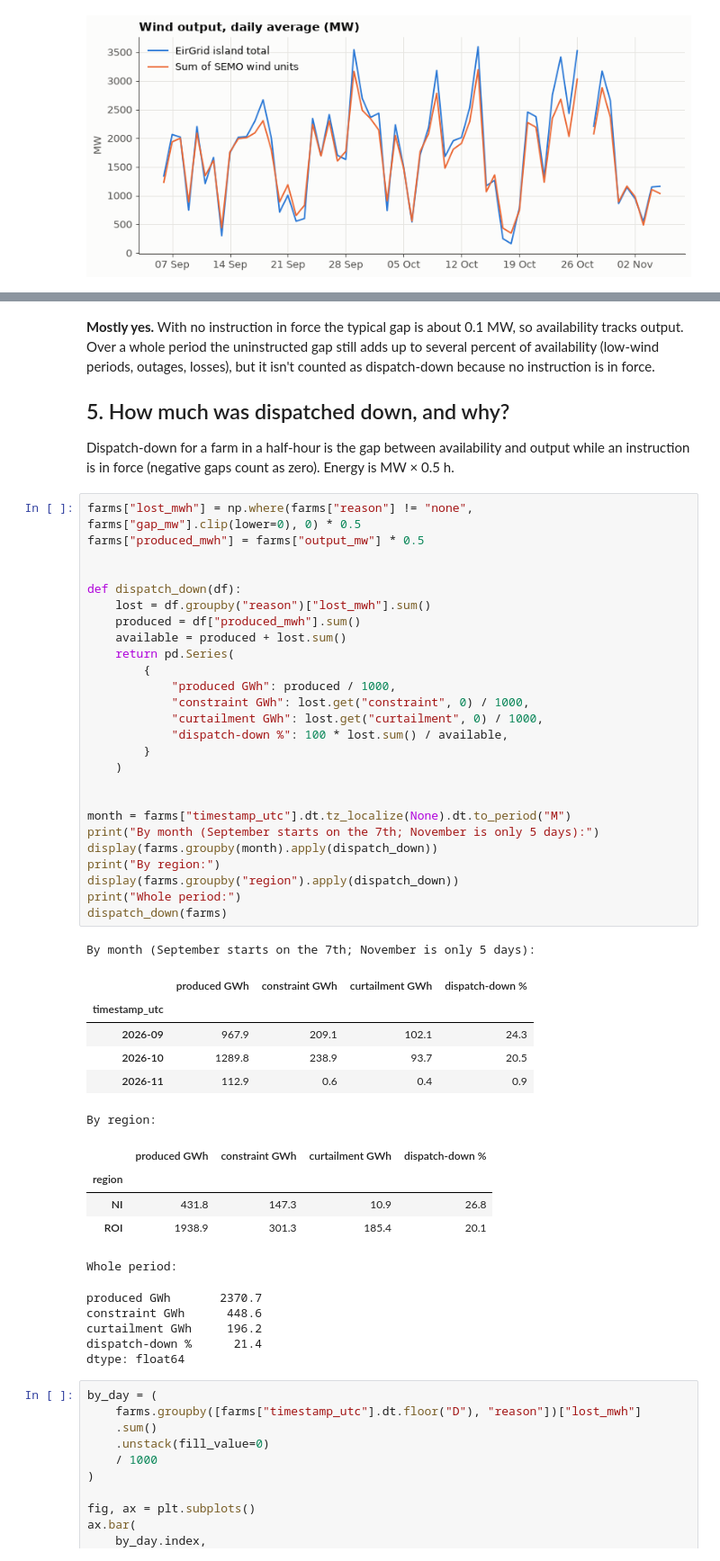
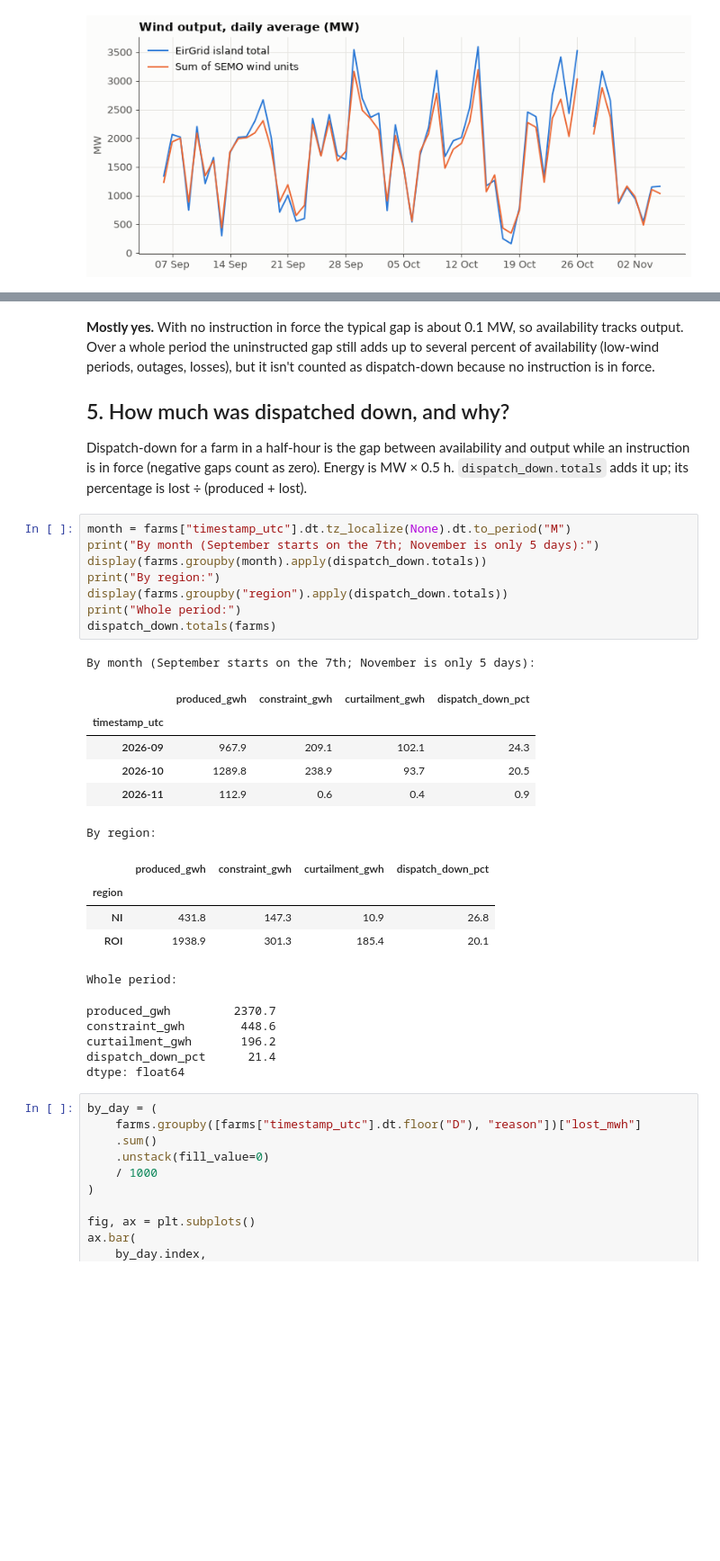
Before and after one commit to Nabel7/isem-data, a Jupyter notebook: notebooks/02_dispatch_down_checks.ipynb, the cells around one changed output, grey strips where cells are left out. Shown at 90% size. Drawn from its saved outputs; the diff is of its cells as text; blank space fills up the shorter version.

```diff
--- a/notebooks/02_dispatch_down_checks.ipynb
+++ b/notebooks/02_dispatch_down_checks.ipynb
@@ -231,50 +206,32 @@ True          74443  37899
 
 ## 5. How much was dispatched down, and why?
 
-Dispatch-down for a farm in a half-hour is the gap between availability and output while an instruction is in force (negative gaps count as zero). Energy is MW × 0.5 h.
+Dispatch-down for a farm in a half-hour is the gap between availability and output while an instruction is in force (negative gaps count as zero). Energy is MW × 0.5 h. `dispatch_down.totals` adds it up; its percentage is lost ÷ (produced + lost).
 # %%
-farms["lost_mwh"] = np.where(farms["reason"] != "none", farms["gap_mw"].clip(lower=0), 0) * 0.5
-farms["produced_mwh"] = farms["output_mw"] * 0.5
-
-
-def dispatch_down(df):
-    lost = df.groupby("reason")["lost_mwh"].sum()
-    produced = df["produced_mwh"].sum()
-    available = produced + lost.sum()
-    return pd.Series(
-        {
-            "produced GWh": produced / 1000,
-            "constraint GWh": lost.get("constraint", 0) / 1000,
-            "curtailment GWh": lost.get("curtailment", 0) / 1000,
-            "dispatch-down %": 100 * lost.sum() / available,
-        }
-    )
-
-
 month = farms["timestamp_utc"].dt.tz_localize(None).dt.to_period("M")
 print("By month (September starts on the 7th; November is only 5 days):")
-display(farms.groupby(month).apply(dispatch_down))
+display(farms.groupby(month).apply(dispatch_down.totals))
 print("By region:")
-display(farms.groupby("region").apply(dispatch_down))
+display(farms.groupby("region").apply(dispatch_down.totals))
 print("Whole period:")
-dispatch_down(farms)
+dispatch_down.totals(farms)
 # %% [output]
 By month (September starts on the 7th; November is only 5 days):
-|  | produced GWh | constraint GWh | curtailment GWh | dispatch-down % |
+|  | produced_gwh | constraint_gwh | curtailment_gwh | dispatch_down_pct |
 | timestamp_utc |  |  |  |  |
 | 2026-09 | 967.9 | 209.1 | 102.1 | 24.3 |
 | 2026-10 | 1289.8 | 238.9 | 93.7 | 20.5 |
 | 2026-11 | 112.9 | 0.6 | 0.4 | 0.9 |
 By region:
-|  | produced GWh | constraint GWh | curtailment GWh | dispatch-down % |
+|  | produced_gwh | constraint_gwh | curtailment_gwh | dispatch_down_pct |
 | region |  |  |  |  |
 | NI | 431.8 | 147.3 | 10.9 | 26.8 |
 | ROI | 1938.9 | 301.3 | 185.4 | 20.1 |
 Whole period:
-produced GWh       2370.7
-constraint GWh      448.6
-curtailment GWh     196.2
-dispatch-down %      21.4
+produced_gwh         2370.7
+constraint_gwh        448.6
+curtailment_gwh       196.2
+dispatch_down_pct      21.4
 dtype: float64
 # %%
 by_day = (
```
Also changed, not shown: parts of 5 cells of this notebook, 3 other files.
